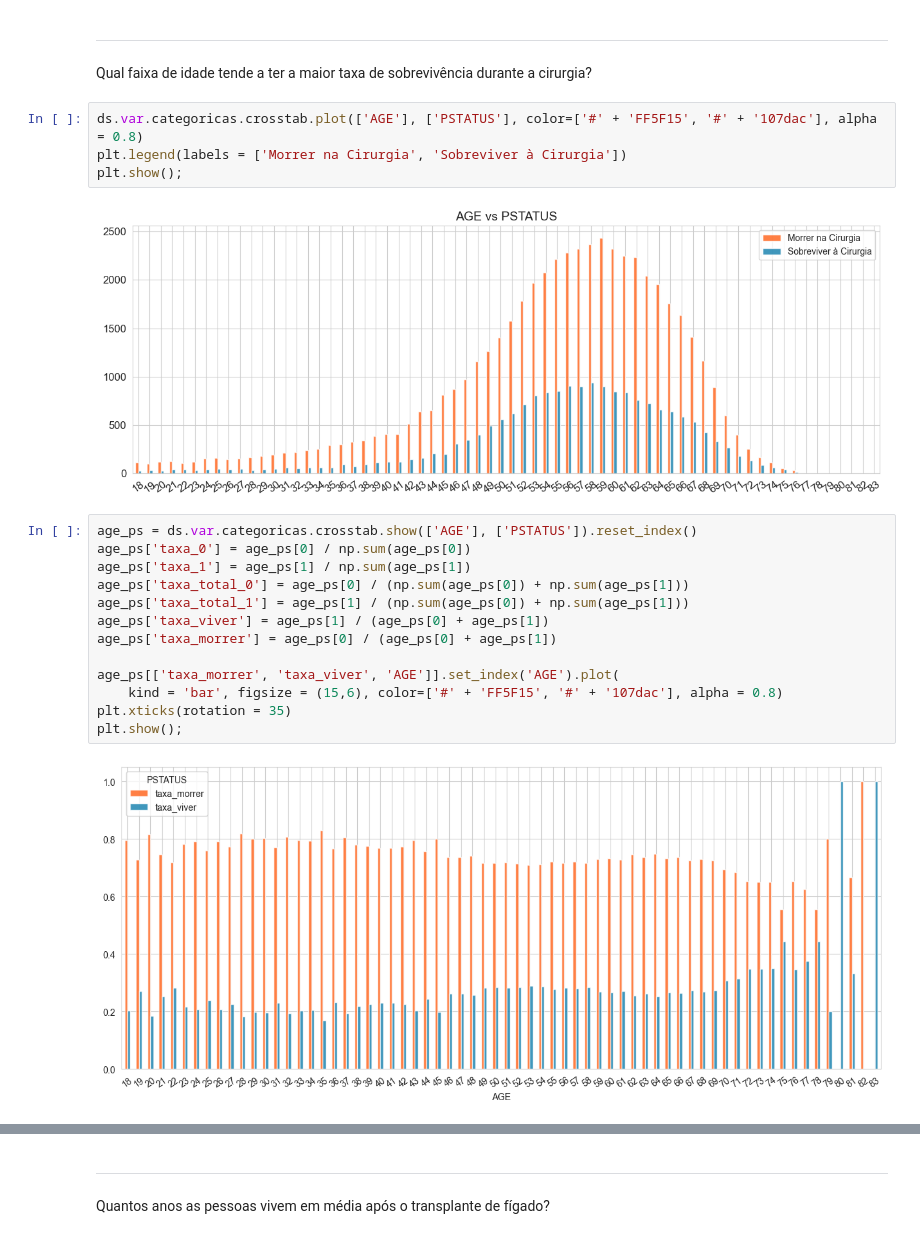
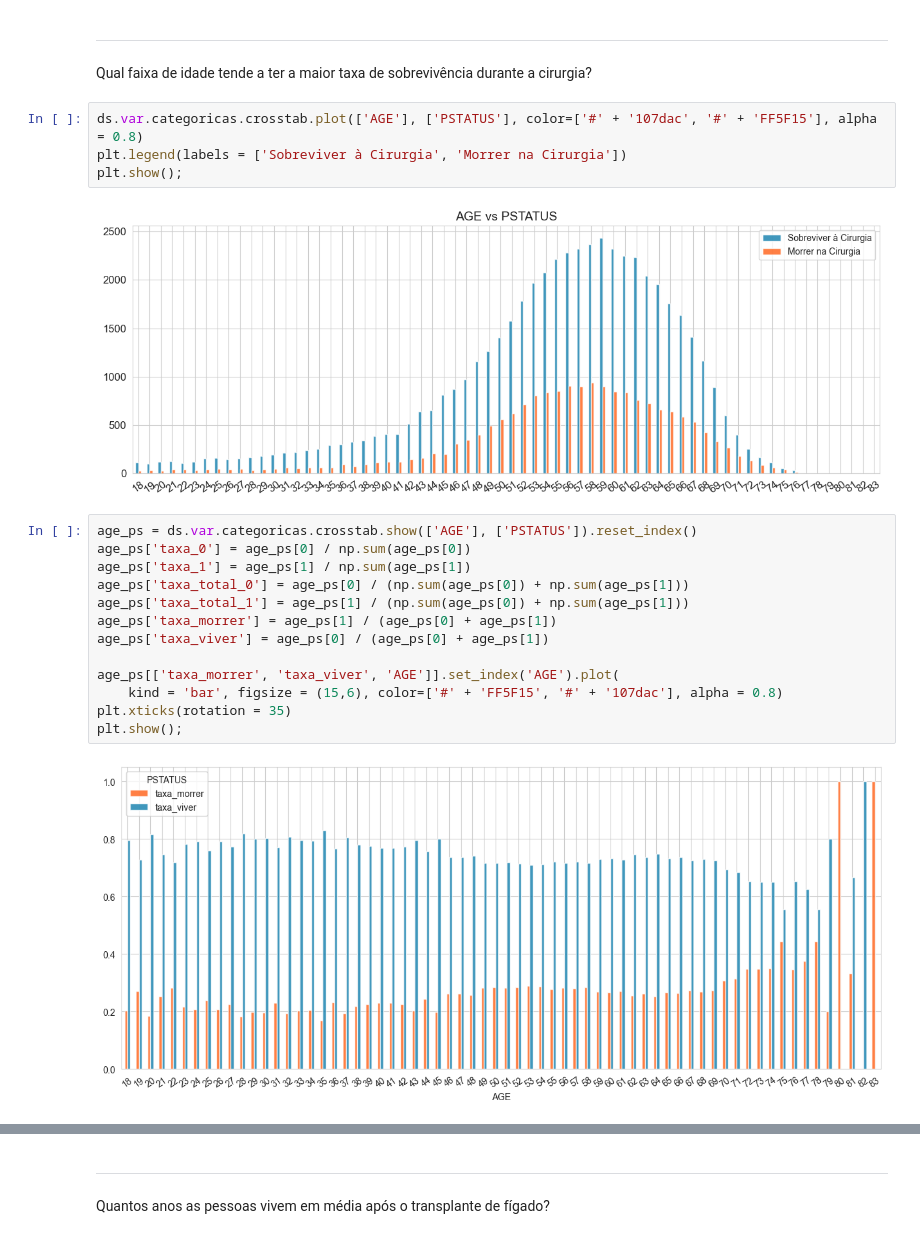
Before and after one commit to bruno-valero/Health_Analytics, a Jupyter notebook: Health_Analytics.ipynb, the cells around one changed output, grey strips where cells are left out. Drawn from its saved outputs; the diff is of its cells as text.

```diff
--- a/Health_Analytics.ipynb
+++ b/Health_Analytics.ipynb
@@ -172,25 +172,25 @@ A maior parte das pessoas que fazem transplante de fígado têm entre 50 e 70 an
 ---
 Qual faixa de idade tende a ter a maior taxa de sobrevivência durante a cirurgia?
 # %%
-ds.var.categoricas.crosstab.plot(['AGE'], ['PSTATUS'], color=['#' + 'FF5F15', '#' + '107dac'], alpha = 0.8)
-plt.legend(labels = ['Morrer na Cirurgia', 'Sobreviver à Cirurgia'])
+ds.var.categoricas.crosstab.plot(['AGE'], ['PSTATUS'], color=['#' + '107dac', '#' + 'FF5F15'], alpha = 0.8)
+plt.legend(labels = ['Sobreviver à Cirurgia', 'Morrer na Cirurgia'])
 plt.show();
 # %% [output]
-[figure, old version]
+[figure, new version]
 # %%
 age_ps = ds.var.categoricas.crosstab.show(['AGE'], ['PSTATUS']).reset_index()
 age_ps['taxa_0'] = age_ps[0] / np.sum(age_ps[0])
 age_ps['taxa_1'] = age_ps[1] / np.sum(age_ps[1])
 age_ps['taxa_total_0'] = age_ps[0] / (np.sum(age_ps[0]) + np.sum(age_ps[1]))
 age_ps['taxa_total_1'] = age_ps[1] / (np.sum(age_ps[0]) + np.sum(age_ps[1]))
-age_ps['taxa_viver'] = age_ps[1] / (age_ps[0] + age_ps[1])
-age_ps['taxa_morrer'] = age_ps[0] / (age_ps[0] + age_ps[1])
+age_ps['taxa_morrer'] = age_ps[1] / (age_ps[0] + age_ps[1])
+age_ps['taxa_viver'] = age_ps[0] / (age_ps[0] + age_ps[1])
 
 age_ps[['taxa_morrer', 'taxa_viver', 'AGE']].set_index('AGE').plot(
     kind = 'bar', figsize = (15,6), color=['#' + 'FF5F15', '#' + '107dac'], alpha = 0.8)
 plt.xticks(rotation = 35)
 plt.show();
 # %% [output]
-[figure, old version]
+[figure, new version]
 # %% [markdown]
 ### Interpretando os dois gráficos acima:
```
Also changed, not shown: parts of 14 cells of this notebook.
